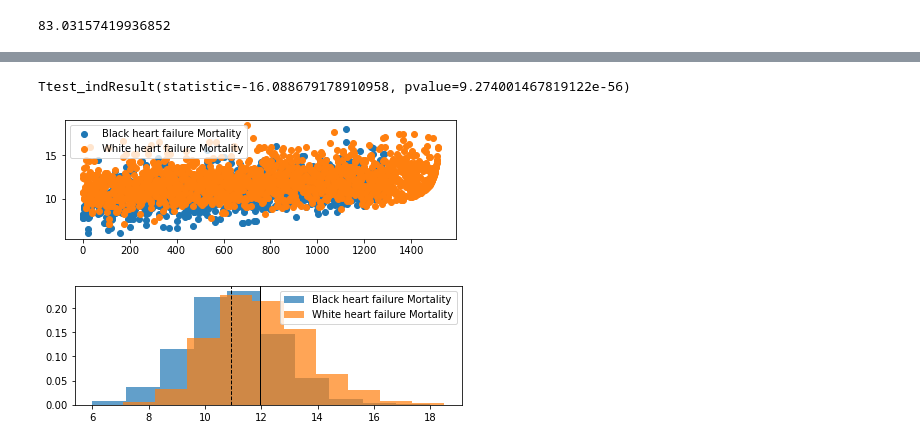
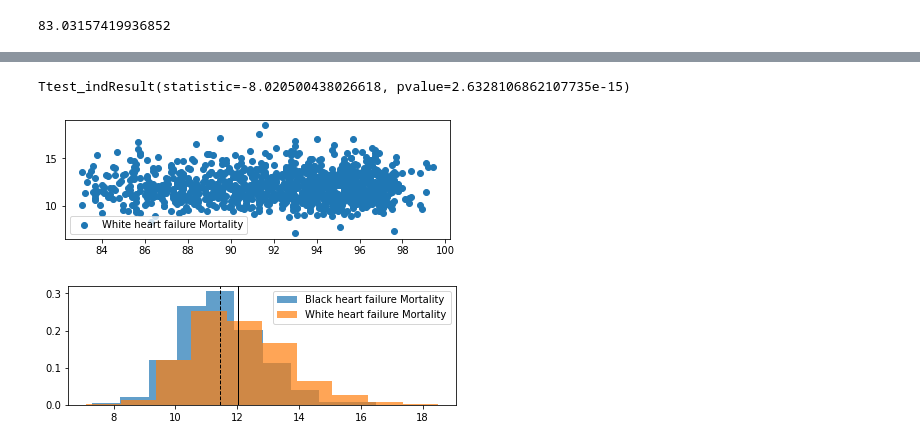
Before and after one commit to fisher1916/healthcare-disparities, a Jupyter notebook: Analysis/Race_vs_Health_Conditions.ipynb, the cells around one changed output, grey strips where cells are left out. Drawn from its saved outputs; the diff is of its cells as text; code cells hidden in the pictures.

```diff
--- a/Analysis/Race_vs_Health_Conditions.ipynb
+++ b/Analysis/Race_vs_Health_Conditions.ipynb
@@ -642,6 +642,12 @@ hist_agg_white.plot.hist(bins=10, figsize = (10,8))
 hist_agg_white['Percent One Race White'].mean()
 # %% [output]
 83.03157419936852
+# %%
+race_merged = race_merged.groupby(['County Name', 'State Abbr', 'Measure Name']).agg({
+    'Mortality Percentage' : 'mean',
+    'Percent One Race White' : 'mean',
+    'Percent One Race Black+' : 'mean'
+}).reset_index()
 # %%
 race_merged[race_merged['Percent One Race Black+'] > hist_agg['Percent One Race Black+'].mean()]
 # %% [output]
@@ -949,23 +955,23 @@ black_hf_df
 # %%
 st.ttest_ind(black_hf_df['Mortality Percentage'], white_hf_df['Mortality Percentage'], equal_var=False)
 # %% [output]
-Ttest_indResult(statistic=-16.088679178910958, pvalue=9.274001467819122e-56)
+Ttest_indResult(statistic=-8.020500438026618, pvalue=2.6328106862107735e-15)
 # %%
 plt.subplot(2, 1, 1)
-plt.scatter(range(len(black_hf_df['Mortality Percentage'])), black_hf_df['Mortality Percentage'], label="Black heart failure Mortality")
-plt.scatter(range(len(white_hf_df['Mortality Percentage'])), white_hf_df['Mortality Percentage'], label="White heart failure Mortality")
+#plt.scatter(black_hf_df['Percent One Race Black+'], black_hf_df['Mortality Percentage'], label="Black heart failure Mortality")
+plt.scatter(white_hf_df['Percent One Race White'], white_hf_df['Mortality Percentage'], label="White heart failure Mortality")
 plt.legend()
 plt.tight_layout()
 
 plt.show()
 plt.subplot(2, 1, 2)
 plt.hist(black_hf_df['Mortality Percentage'], 10, density=True, alpha=0.7, label="Black heart failure Mortality")
 plt.hist(white_hf_df['Mortality Percentage'], 10, density=True, alpha=0.7, label="White heart failure Mortality")
 plt.axvline(mean(black_hf_df['Mortality Percentage']), color='k', linestyle='dashed', linewidth=1)
 plt.axvline(mean(white_hf_df['Mortality Percentage']), color='k', linestyle='solid', linewidth=1)
 plt.legend()
 plt.tight_layout()
 plt.show()
 # %% [output]
-[figure, old version]
+[figure, new version]
-[figure, old version]
+[figure, new version]
```
Also changed, not shown: parts of 23 cells of this notebook.
